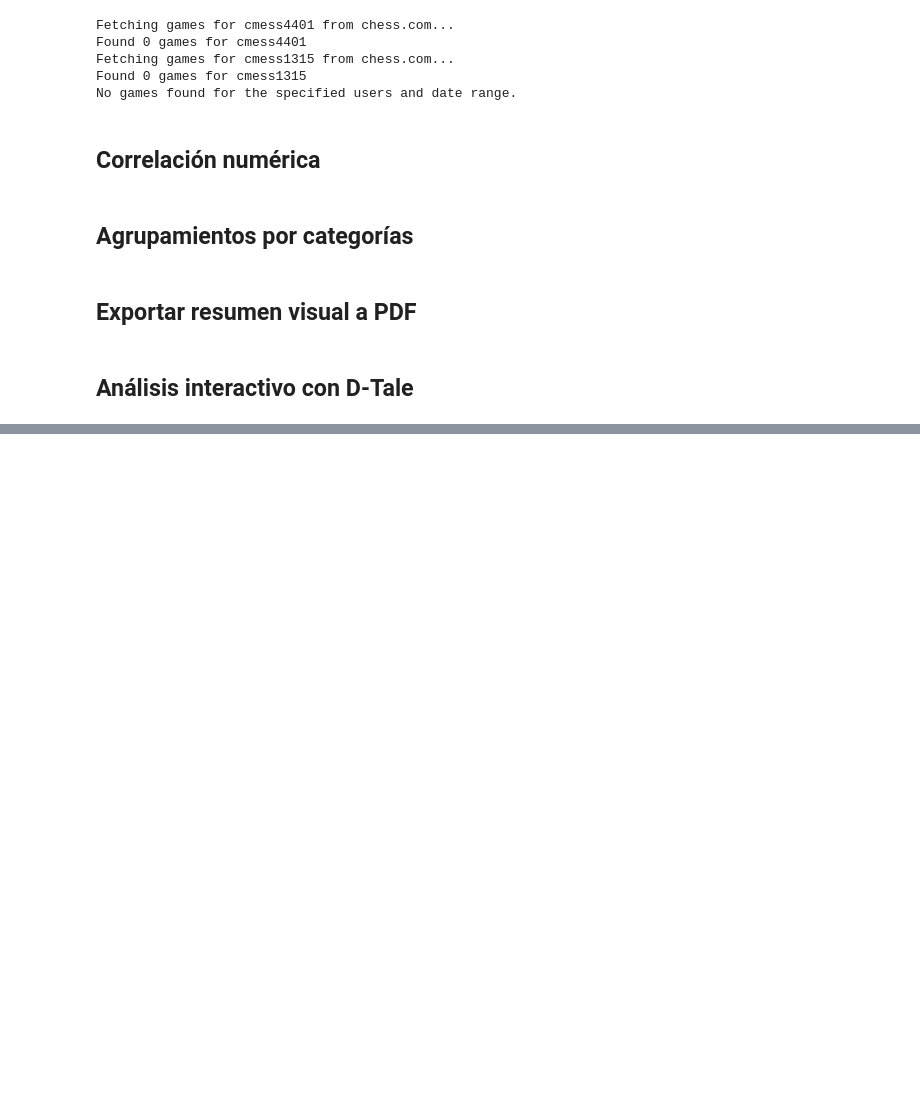
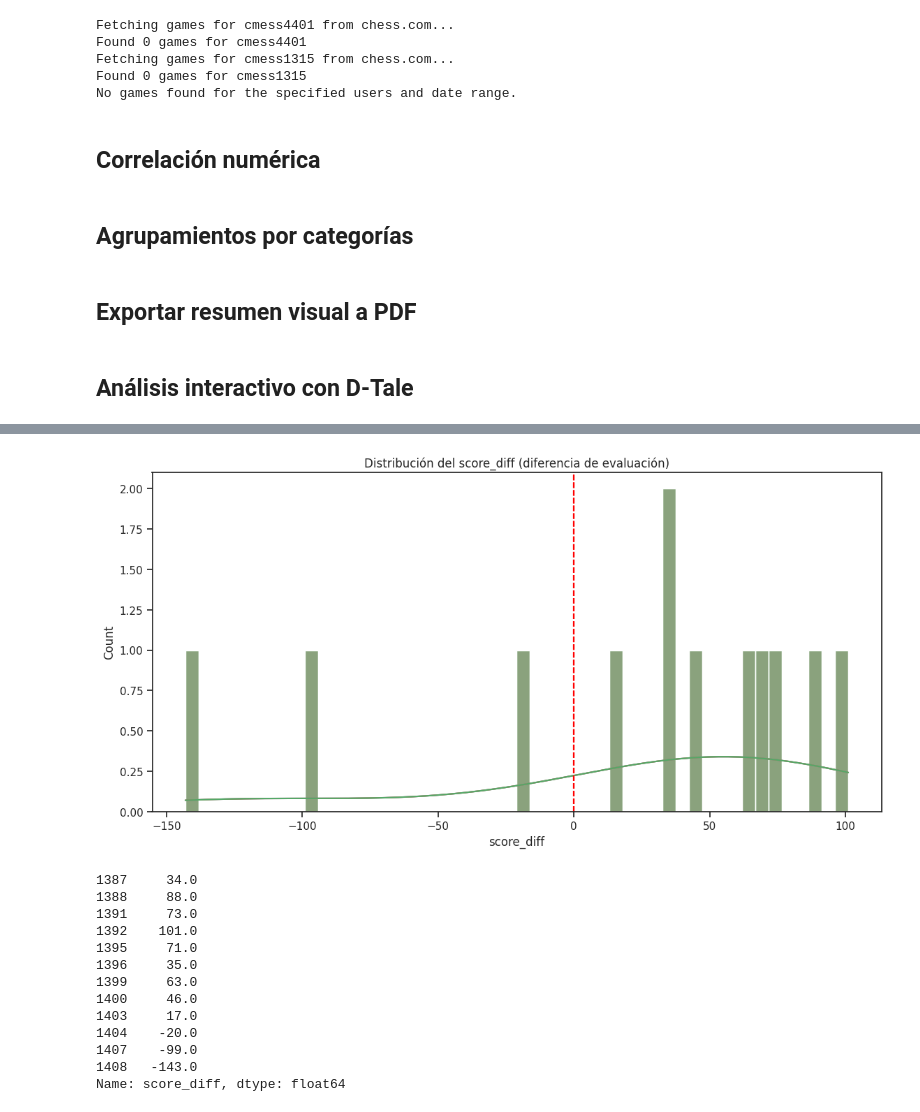
Before and after one commit to cmessoftware/chess_trainer, a Jupyter notebook: notebooks/eda_analysis.ipynb, the cells around one changed output, grey strips where cells are left out. Cells and saved outputs as stored; diff of their text form; code cells hidden in the pictures; blank space fills up the shorter version.

```diff
--- a/notebooks/eda_analysis.ipynb
+++ b/notebooks/eda_analysis.ipynb
@@ -83,0 +309,36 @@ eda.run_dtale(df)
+# %%
+import pandas as pd
+import os
+from validators.validation_schema import validate_training_dataset
+from modules.eda_utils import clean_and_prepare_dataset
+import dotenv
+dotenv.load_dotenv()
+
+
+TRANING_DATA_PATH = "/app/src/data/training_dataset_20250604_225651.csv" #os.environ.get("TRAINING_DATA_PATH")
+
+if not TRANING_DATA_PATH:
+    raise ValueError("La variable de entorno 'TRAINING_DATA_PATH' no está definida.")
+
+if not os.path.exists(TRANING_DATA_PATH):
+    raise FileNotFoundError(f"La ruta especificada '{TRANING_DATA_PATH}' no existe.")
+
+
+# Cargar dataset
+df = pd.read_csv(TRANING_DATA_PATH, low_memory=False)
+
+# print(f'Antes de limpiar df["num_pieces"]: {df["num_pieces"].unique()} tipo: {df["num_pieces"].dtype}')
+# print("Esquema del dataset:")
+# print(df.dtypes)
+# print("\nColumnas y tipos de datos:")
+# for col in df.columns:
+#     print(f"- {col}: {df[col].dtype}")
+
+# df = clean_and_prepare_dataset(df)
+
+# print(f'Despues de limpiar df["num_pieces"]: {df["num_pieces"].unique()} tipo: {df["num_pieces"].dtype}')
+
+# Validar estructura y contenido
+# df = validate_training_dataset(df)
+df.head()
+# print("✅ Dataset validado correctamente con pandera.")
@@ -83,0 +413,23 @@ eda.run_dtale(df)
+# %%
+%matplotlib inline
+sns.histplot(df['score_diff'].dropna(), bins=50, kde=True)
+plt.title("Distribución del score_diff (diferencia de evaluación)")
+plt.axvline(0, color='red', linestyle='--')
+plt.show()
+
+df['score_diff'].dropna()
+# %% [output]
+[figure, added]
+1387     34.0
+1388     88.0
+1391     73.0
+1392    101.0
+1395     71.0
+1396     35.0
+1399     63.0
+1400     46.0
+1403     17.0
+1404    -20.0
+1407    -99.0
+1408   -143.0
+Name: score_diff, dtype: float64
```
Also changed, not shown: parts of 117 cells of this notebook, 29 other files.
